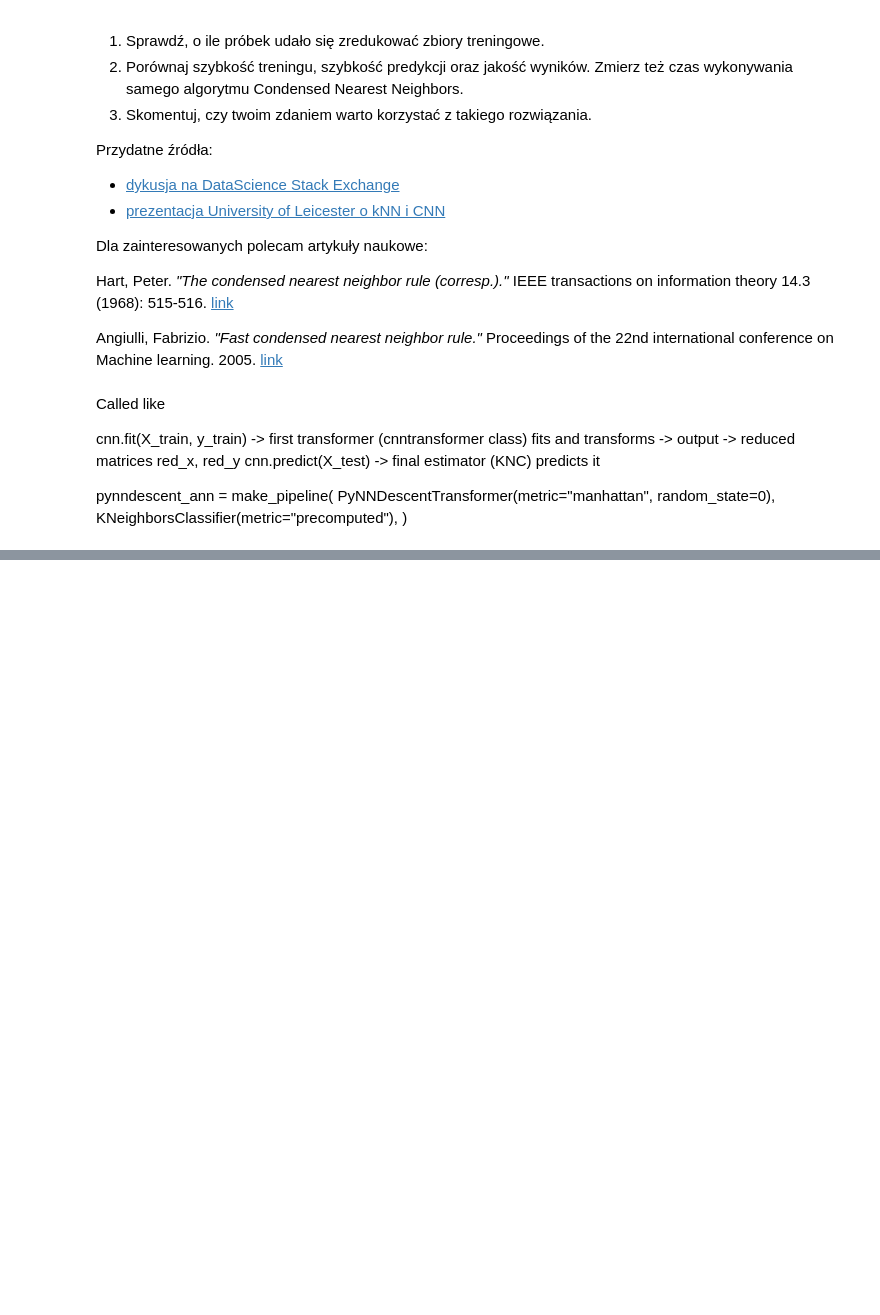
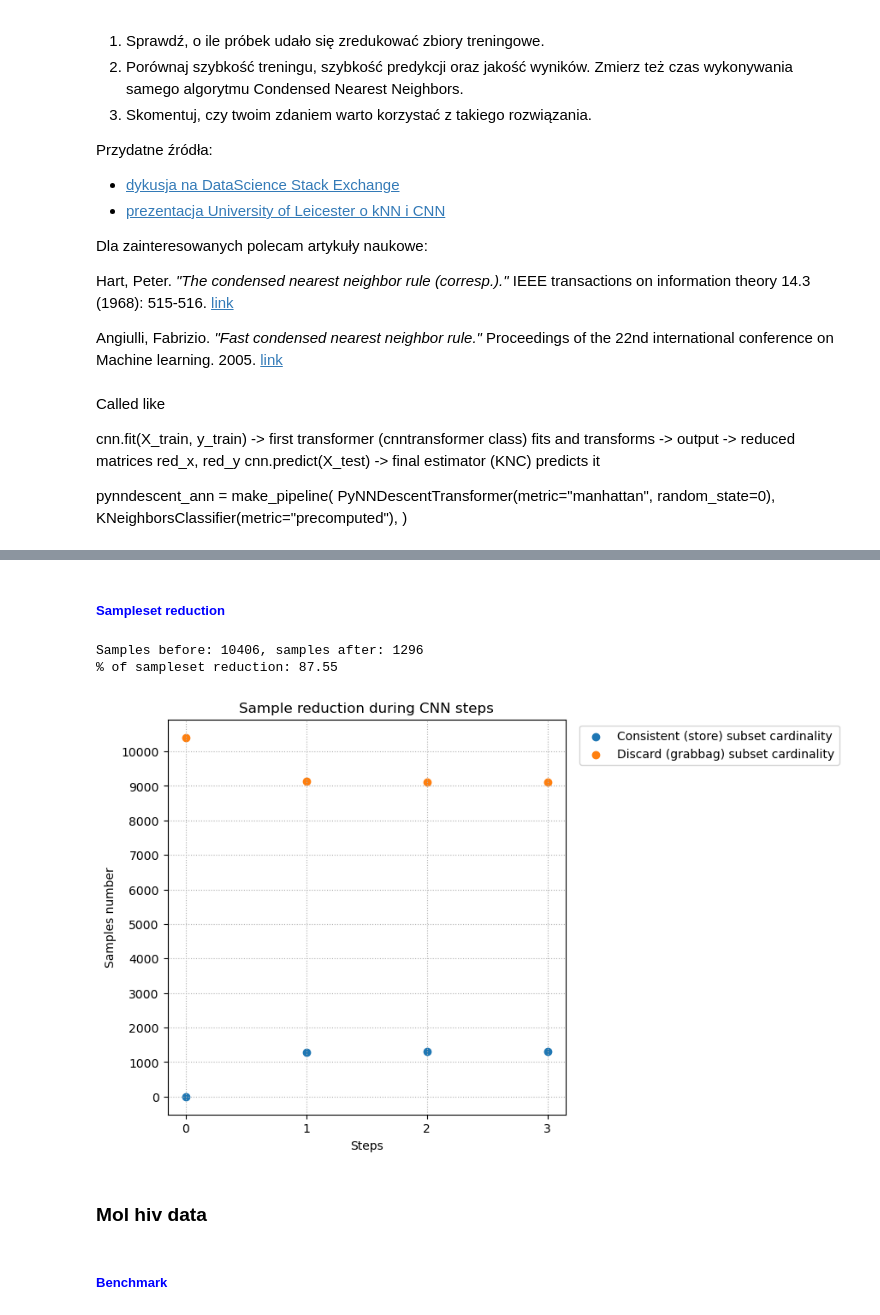
Before and after one commit to basiav/ML-Intro-Course-AGH, a Jupyter notebook: lab2/notebook_empty.ipynb, the cells around one changed output, grey strips where cells are left out. Drawn from its saved outputs; the diff is of its cells as text; code cells hidden in the pictures; blank space fills up the shorter version.

```diff
--- a/lab2/notebook_empty.ipynb
+++ b/lab2/notebook_empty.ipynb
@@ -1514,10 +1513,6 @@ class CondensedNearestNeighbor:
         one_clear_pass = False
         it = 0
         while len(idxs) > 0 and not one_clear_pass:
-            print(
-                f"Loop, samples in grabbag: {len(idxs)},\
-            samples in store: {self.original_samples_no - len(idxs)}"
-            )
             self.rng.shuffle(idxs)
             grabbag_idx = []
 
@@ -1573,0 +1683,3 @@ count/y_clf_pred: 2286/2602
+# %%
+cnn = CondensedNearestNeighbor()
+knn = KNeighborsClassifier(n_neighbors=1, n_jobs=-1)
@@ -1573,0 +1688,4 @@ count/y_clf_pred: 2286/2602
+# %%
+X_reduced, y_reduced = benchmark_knn_cnn(
+    knn, cnn, X_train, X_test, y_train, y_test
+)
@@ -1573,0 +1710,45 @@ count/y_clf_pred: 2286/2602
+# %% [markdown]
+##### <font color=blue>Sampleset reduction</font>
+# %%
+X_reduced_codon = X_reduced
+y_reduced_codon = y_reduced
+
+cnn_codon_iters = cnn.iters.copy()
+cnn_codon_grabbag = cnn.grabbag.copy()
+
+cnn_codon_added = [X_train.shape[0] - g + 1 for g in cnn_codon_grabbag]
+
+print(
+    f"Samples before: {X_train.shape[0]},
+    samples after: {X_reduced_codon.shape[0]}"
+)
+print(
+    f"% of sampleset reduction:
+    {((1-X_reduced_codon.shape[0]/X_train.shape[0])*100):.2f}"
+)
+
+fig, ax = plt.subplots(1, 1, sharey=True, figsize=(6, 6))
+ax.scatter(
+    cnn_codon_iters,
+    cnn_codon_added,
+    label="Consistent (store) subset cardinality",
+)
+ax.scatter(
+    cnn_codon_iters,
+    cnn_codon_grabbag,
+    label="Discard (grabbag) subset cardinality",
+)
+ax.set_xlabel("Steps")
+ax.set_ylabel("Samples number")
+ax.set_yticks(np.arange(0, X_train.shape[0], step=1000))
+ax.set_xticks(np.arange(0, 4, step=1))
+ax.grid(which="major", linestyle=":")
+ax.legend(bbox_to_anchor=(1.02, 1), loc=2)
+ax.set_title("Sample reduction during CNN steps")
+plt.show()
+# %% [output]
+Samples before: 10406, samples after: 1296
+% of sampleset reduction: 87.55
+[figure, added]
+# %% [markdown]
+### Mol hiv data
@@ -1573,0 +1764,2 @@ count/y_clf_pred: 2286/2602
+# %% [markdown]
+##### <font color=blue>Benchmark</font>
```
Also changed, not shown: parts of 19 cells of this notebook.
